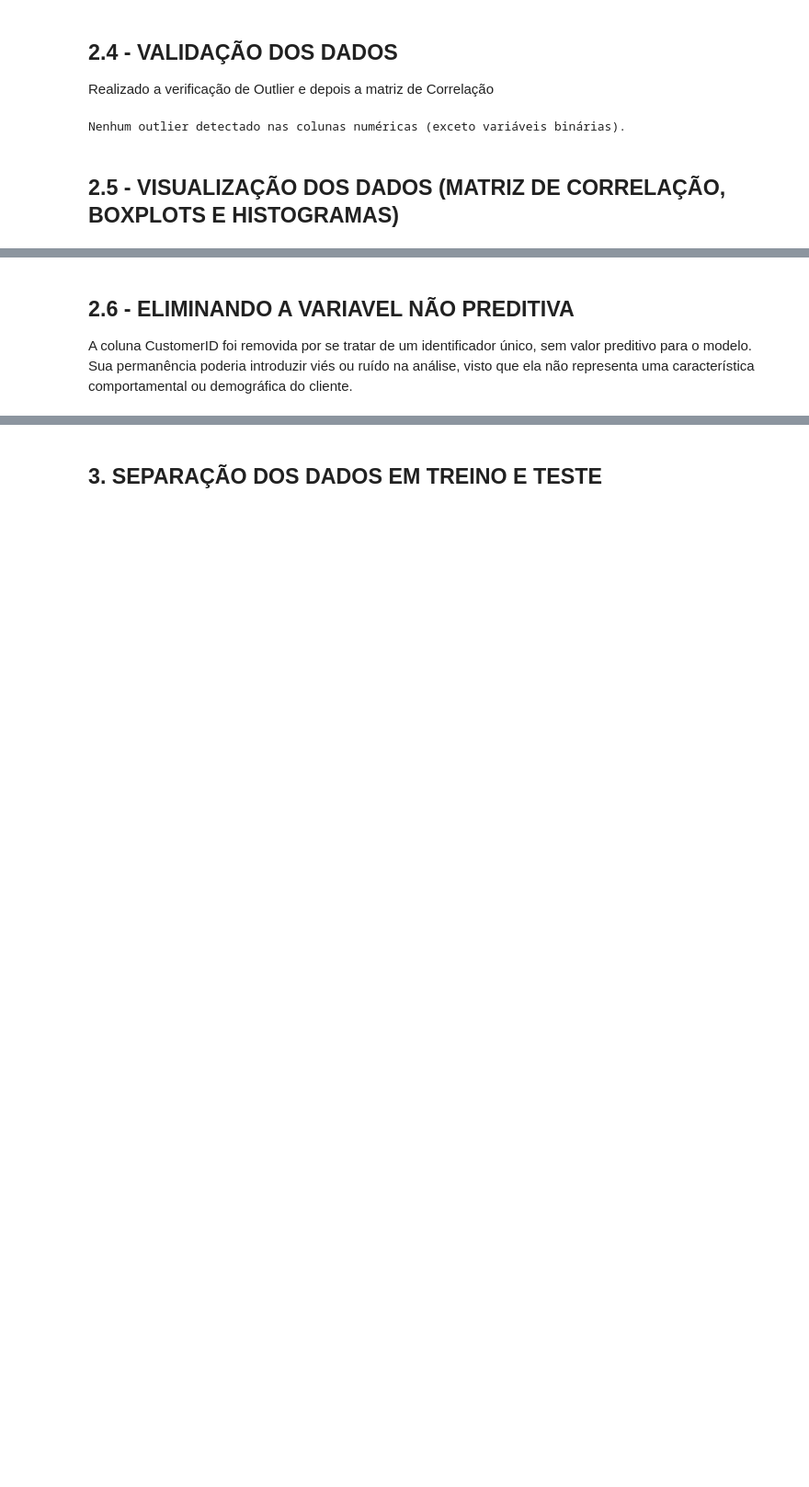
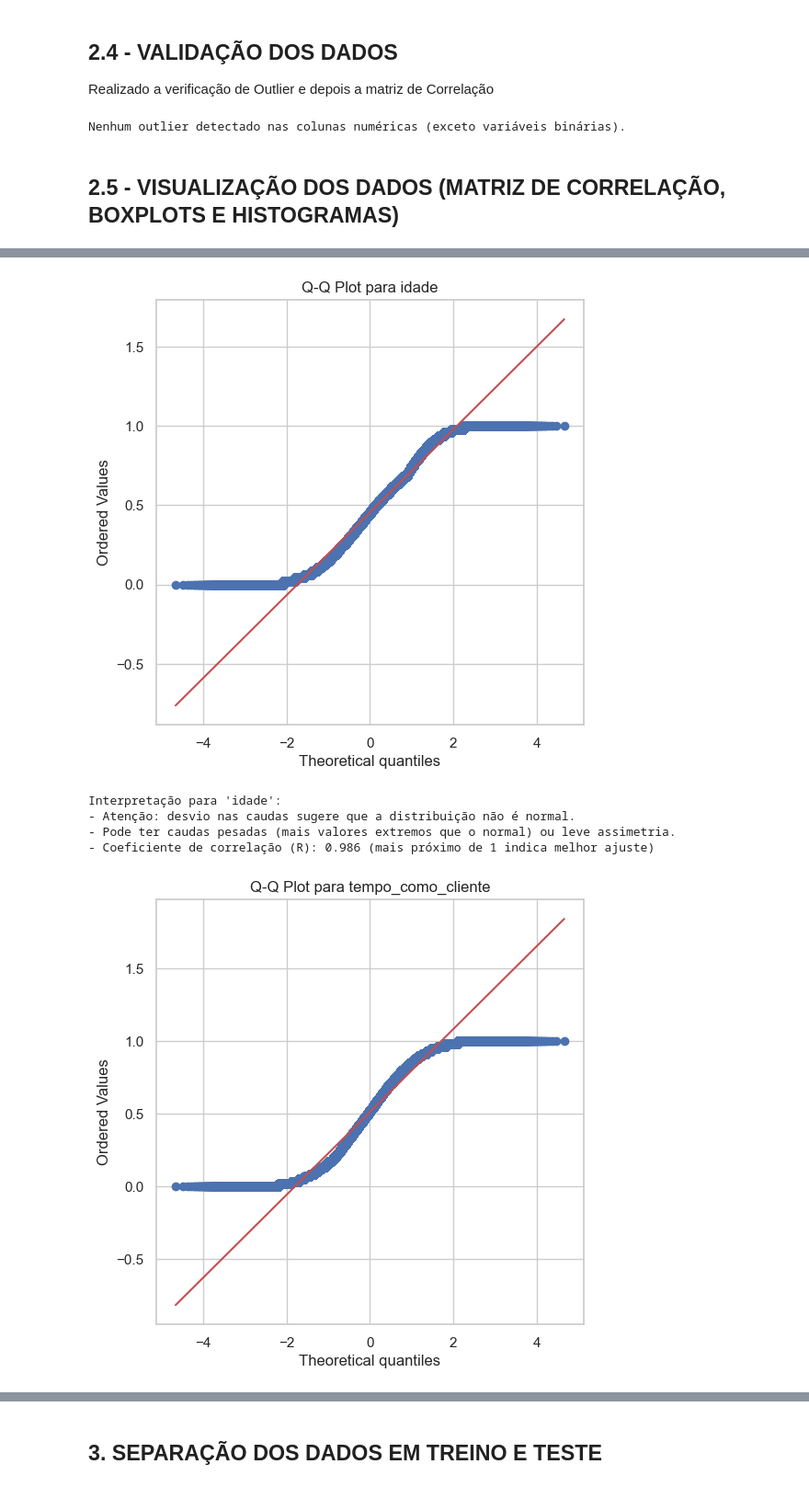
Before and after one commit to jonathasoliv/TCC_Modelagem_Preditiva_Cancelamentos, a Jupyter notebook: Implementacao_Pre_Processamento/Pre_Processamento.ipynb, the cells around one changed output, grey strips where cells are left out. Shown at 92% size. Cells and saved outputs as stored; diff of their text form; code cells hidden in the pictures; blank space fills up the shorter version.

```diff
--- a/Implementacao_Pre_Processamento/Pre_Processamento.ipynb
+++ b/Implementacao_Pre_Processamento/Pre_Processamento.ipynb
@@ -390,9 +530,39 @@ for coluna in colunas_numericas:
-# %% [markdown]
-## 2.6 - ELIMINANDO A VARIAVEL NÃO PREDITIVA
-
-A coluna CustomerID foi removida por se tratar de um identificador único, sem valor preditivo para o modelo. Sua permanência poderia introduzir viés ou ruído na análise, visto que ela não representa uma característica comportamental ou demográfica do cliente.
 # %%
-removendo_id = df.drop(columns=['CustomerID'])
+#verificação do gafico Q-Q plot
 
-# Salvando o novo DataFrame para utilizar no treino e teste
-removendo_id.to_csv('cancelamentos_predicao.csv', index=False)
+def qqplot_com_interpretacao(df, colunas):
+    for coluna in colunas:
+        plt.figure(figsize=(6, 6))
+        (osm, osr), (slope, intercept, r) = stats.probplot(df[coluna], dist="norm", plot=plt)
+        plt.title(f'Q-Q Plot para {coluna}')
+        plt.show()
+
+        # Calcular desvio nas caudas (extremos) dos quantis observados vs teóricos
+        desvio_cauda_inferior = abs(osm[0] - osr[0])
+        desvio_cauda_superior = abs(osm[-1] - osr[-1])
+
+        # Definir limiar para considerar "desvio significativo"
+        limiar = 0.05
+
+        print(f"Interpretação para '{coluna}':")
+
+        if desvio_cauda_inferior > limiar or desvio_cauda_superior > limiar:
+            print("- Atenção: desvio nas caudas sugere que a distribuição não é normal.")
+            print("- Pode ter caudas pesadas (mais valores extremos que o normal) ou leve assimetria.")
+        else:
+            print("- Distribuição próxima da normal, pontos alinhados na diagonal.")
+
+        print(f"- Coeficiente de correlação (R): {r:.3f} (mais próximo de 1 indica melhor ajuste)\n")
+
+# Exemplo de uso
+colunas_numericas = ['idade', 'tempo_como_cliente', 'frequencia_uso',
+                    'ligacoes_callcenter', 'dias_atraso', 'total_gasto', 'meses_ultima_interacao']
+
+qqplot_com_interpretacao(df, colunas_numericas)
+# %% [output]
+[figure, added]
+Interpretação para 'idade':
+- Atenção: desvio nas caudas sugere que a distribuição não é normal.
+- Pode ter caudas pesadas (mais valores extremos que o normal) ou leve assimetria.
+- Coeficiente de correlação (R): 0.986 (mais próximo de 1 indica melhor ajuste)
+[figure, added]
```
Also changed, not shown: parts of 15 cells of this notebook, 5 other files.
